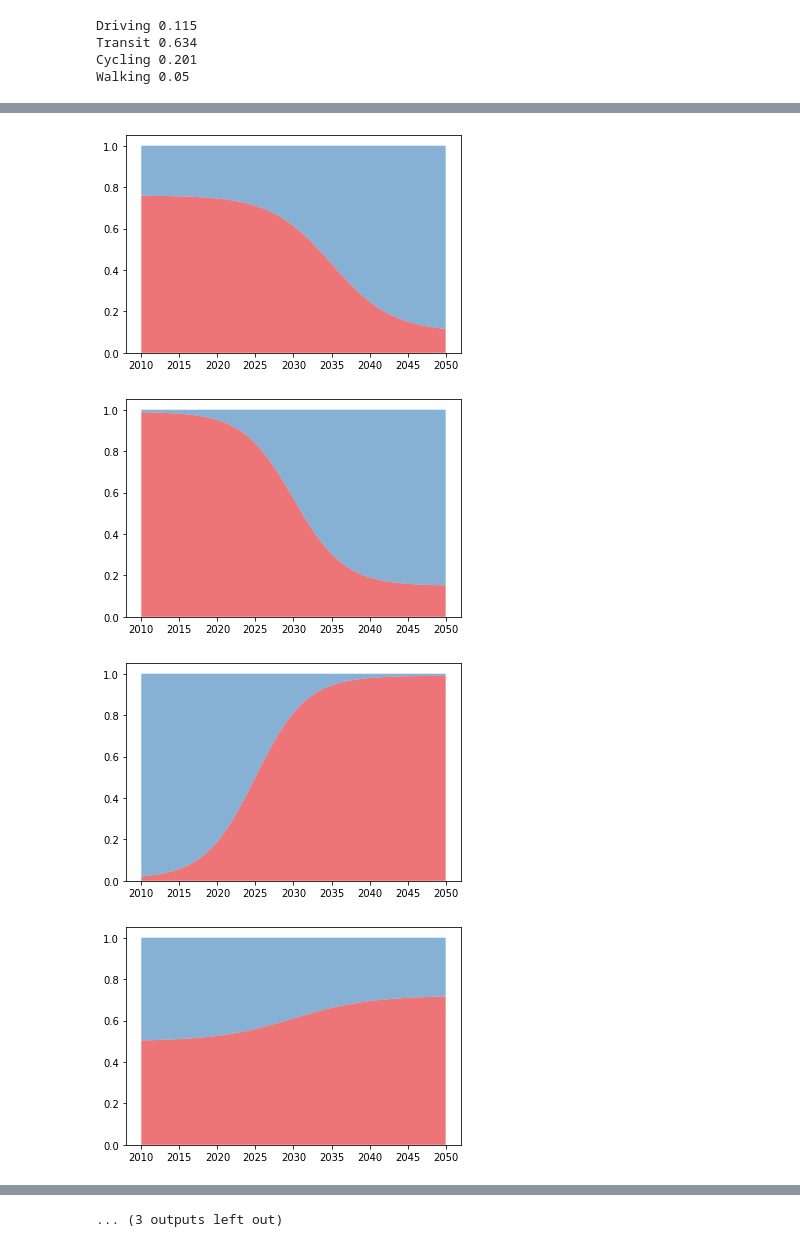
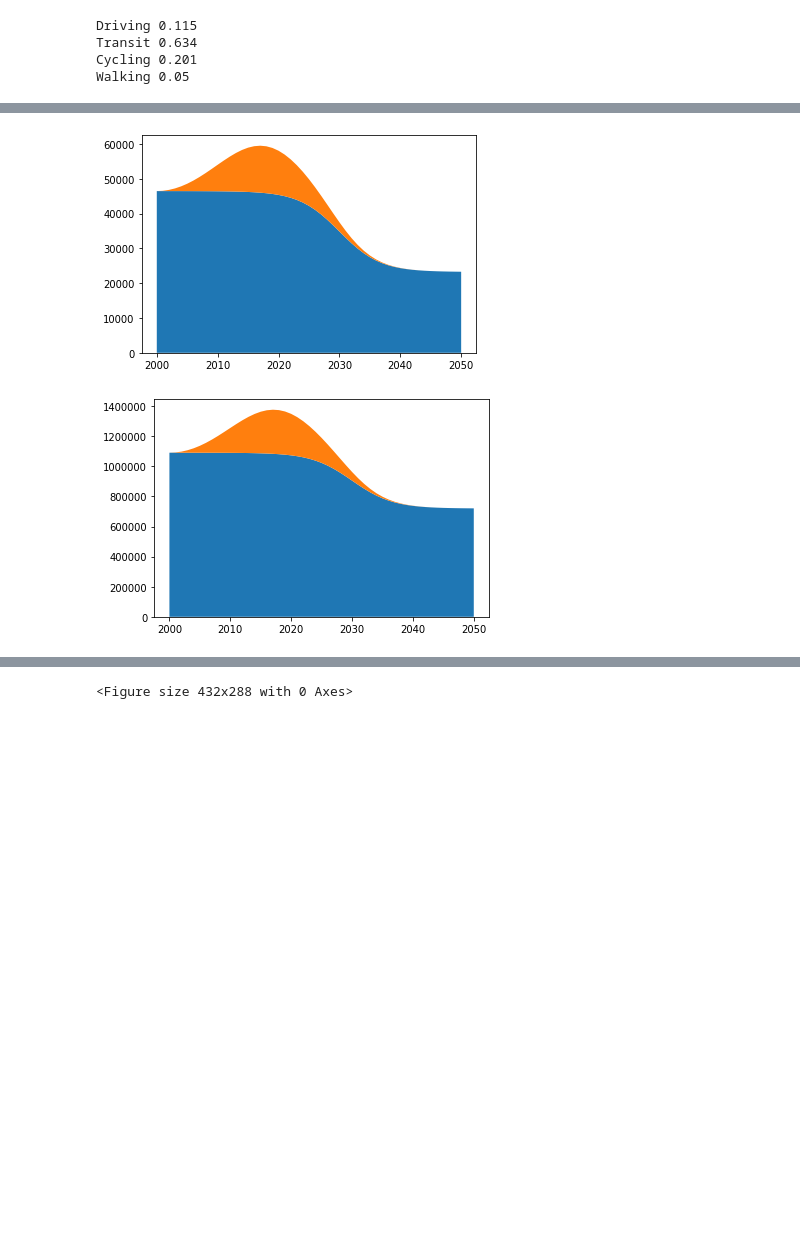
Before and after one commit to grimelda/urmive, a Jupyter notebook: modalshift.ipynb, the cells around one changed output, grey strips where cells are left out. Saved outputs shown, nothing was run; the diff lists cells and outputs as text; code cells hidden in the pictures; blank space fills up the shorter version.

```diff
--- a/modalshift.ipynb
+++ b/modalshift.ipynb
@@ -266,6 +335,8 @@ def RoadFirst(x, poly):
 # %%
 ### set x-axis and fidelity.
-x = np.linspace(2010, 2050, 40+1)
+startmodel = 2000
+endmodel = 2050
+x = np.linspace(startmodel, endmodel, endmodel-startmodel+1)
 
 ### read data
 wloHP = pd.read_csv('data/modalshift/WLOHpassenger.csv', index_col=0,header=0)
@@ -275,12 +346,10 @@ wloLF = pd.read_csv('data/modalshift/WLOLfreight.csv', index_col=0,header=0)
 
 ### convert to numeric column
 ### force polynomials to flatten out at 2050.
-wloHP.loc[2040,'Total']=14000
-wloLP.loc[2040,'Total']=11700
-wloHF.loc[2030,'Total']=140000
-wloHF.loc[2046,'Total']=182000
-wloLF.loc[2030,'Total']=120000
-wloLF.loc[2046,'Total']=140000
+wloHP.loc[2040,'Total']=250
+wloLP.loc[2040,'Total']=210
+wloHF.loc[2040,'Total']=170
+wloLF.loc[2040,'Total']=140
 
 ### "PolyXX" is the passenger transport service demand over time.
 PolyHP = PolyFit(x, wloHP, 'HP')
@@ -300,13 +384,14 @@ PolyLF = PolyFit(x, wloLF, 'LF')
 
 ### calculates shares per vehicle type
 dfHP, DHP = CarsFirst(x, PolyHP)
-BinaryShifts(x, DHP, 'HoogPerson', figs=True)
+# BinaryShifts(x, DHP, 'HoogPerson', figs=False)
 PlotService(x, dfHP, y='Share', scn='HoogPerson', figs=True)
 PlotService(x, dfHP, y='Person-kilometers', scn='HoogPerson', figs=True)
 
-### calculates the amount of vehicles needed to supply service
-dfHP, STVhp = ServiceToVehicles(x, dfHP, figs=True)
-# BinaryShifts(x, STVhp, 'StV', figs=False)
+### translates service demand to amount of vehicles needed
+dfHP, STVhp = ServiceToPersonVehicles(x, dfHP, figs=True)
+# BinaryShifts(x, STVhp, 'StV', figs=True)
+PlotService(x, dfHP, y='VehicleCount', scn='HoogPerson', figs=True)
 # %% [output]
 Driving 0.115
 Transit 0.634
@@ -315,4 +402,2 @@ Walking 0.05
-[figure, old version]
+[figure, new version]
-[figure, old version]
+[figure, new version]
-[figure, removed]
-[figure, removed]
@@ -326,4 +405,4 @@ Walking 0.05
-... (3 outputs left out)
+<Figure size 432x288 with 0 Axes>
 # %%
 ###    R U N   F U N C T I O N S   F R E I G H T   T R A N S P O R T
 
```
Also changed, not shown: parts of 7 cells of this notebook, 15 other files.
